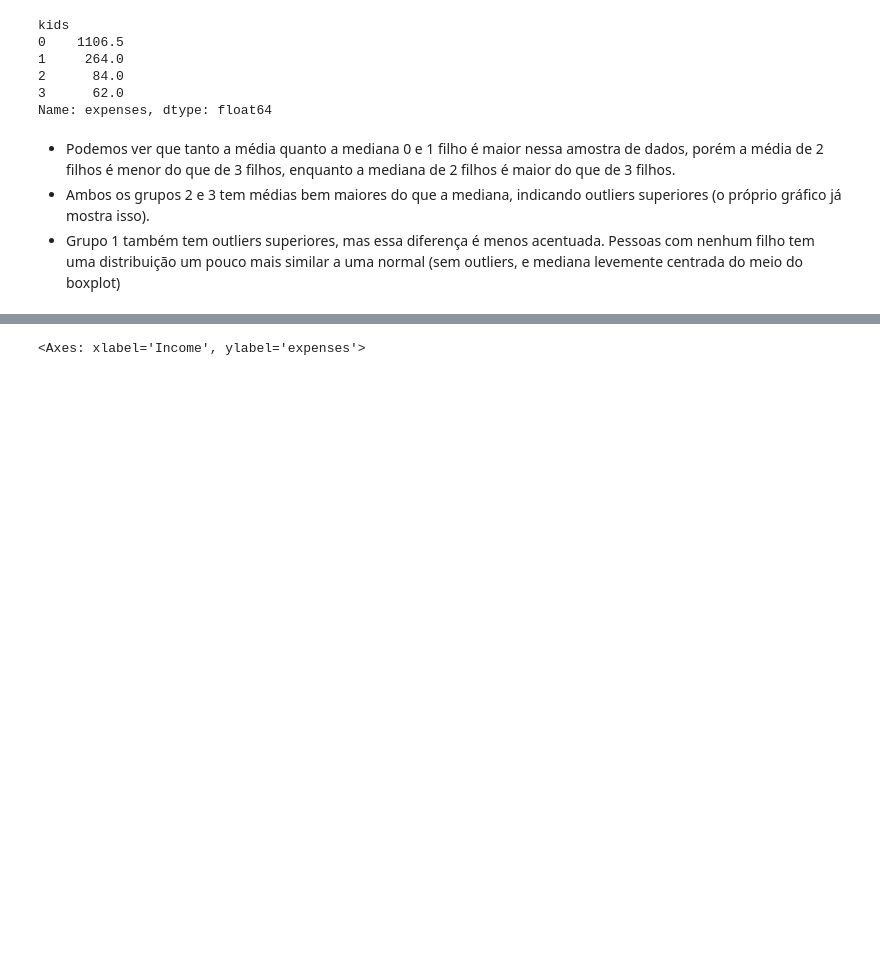
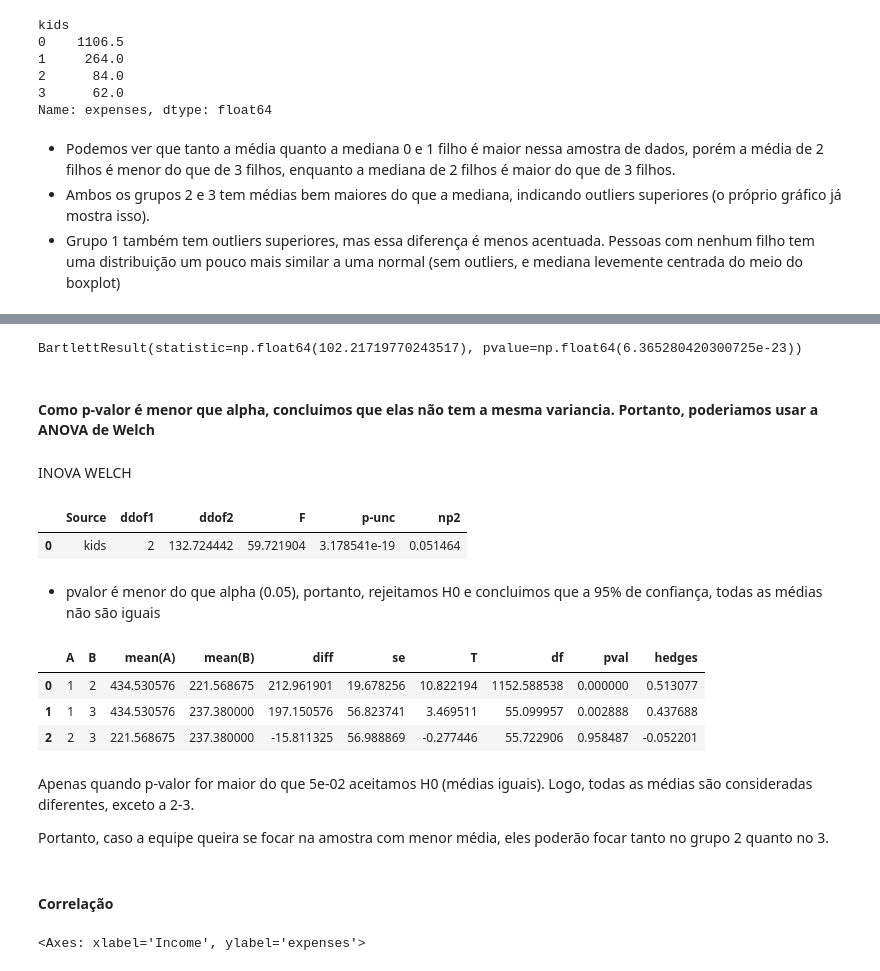
Before and after one commit to GeorgeMarquesfs/DataSciece---IFOOD, a Jupyter notebook: Notebook/EDA_ifood.ipynb, the cells around one changed output, grey strips where cells are left out. Drawn from its saved outputs; the diff is of its cells as text; code cells hidden in the pictures; blank space fills up the shorter version.

```diff
--- a/Notebook/EDA_ifood.ipynb
+++ b/Notebook/EDA_ifood.ipynb
@@ -291,0 +294,5 @@ Name: expenses, dtype: float64
+# %%
+# Separar os dados em se tem filhos ou nao
+
+df["expenses_com_filhos"] = np.where(df["kids"] != 0, df["expenses"], np.nan)
+df["expenses_sem_filhos"] = np.where(df["kids"] == 0, df["expenses"], np.nan)
@@ -292,3 +379,36 @@ Name: expenses, dtype: float64
+# %%
+stats.bartlett(um_filho,dois_filhos,tres_filhos)
+# %% [output]
+BartlettResult(statistic=np.float64(102.21719770243517), pvalue=np.float64(6.365280420300725e-23))
+# %% [markdown]
+#### Como p-valor é menor que alpha, concluimos que elas não tem a mesma variancia. Portanto, poderiamos usar a ANOVA de Welch
+# %% [markdown]
+INOVA WELCH
+# %%
+import pingouin as pg
+import numpy as np
+
+df_com_filhos = df[df.kids != 0]
+pg.welch_anova(dv='expenses', between='kids', data=df_com_filhos)
+# %% [output]
+|  | Source | ddof1 | ddof2 | F | p-unc | np2 |
+| 0 | kids | 2 | 132.724442 | 59.721904 | 3.178541e-19 | 0.051464 |
+# %% [markdown]
+* pvalor é menor do que alpha (0.05), portanto, rejeitamos H0 e concluimos que a 95% de confiança, todas as médias não são iguais
+# %%
+#teste nao parametrico games howell
+pg.pairwise_gameshowell(dv='expenses', between='kids', data=df_com_filhos)
+# %% [output]
+|  | A | B | mean(A) | mean(B) | diff | se | T | df | pval | hedges |
+| 0 | 1 | 2 | 434.530576 | 221.568675 | 212.961901 | 19.678256 | 10.822194 | 1152.588538 | 0.000000 | 0.513077 |
+| 1 | 1 | 3 | 434.530576 | 237.380000 | 197.150576 | 56.823741 | 3.469511 | 55.099957 | 0.002888 | 0.437688 |
+| 2 | 2 | 3 | 221.568675 | 237.380000 | -15.811325 | 56.988869 | -0.277446 | 55.722906 | 0.958487 | -0.052201 |
+# %% [markdown]
+Apenas quando p-valor for maior do que 5e-02 aceitamos H0 (médias iguais). Logo, todas as médias são consideradas diferentes, exceto a 2-3.
+
+Portanto, caso a equipe queira se focar na amostra com menor média, eles poderão focar tanto no grupo 2 quanto no 3.
+# %% [markdown]
+#### Correlação
 # %%
 sns.scatterplot(x='Income', y='expenses', data=df)
 # %% [output]
```
Also changed, not shown: parts of 9 cells of this notebook.
